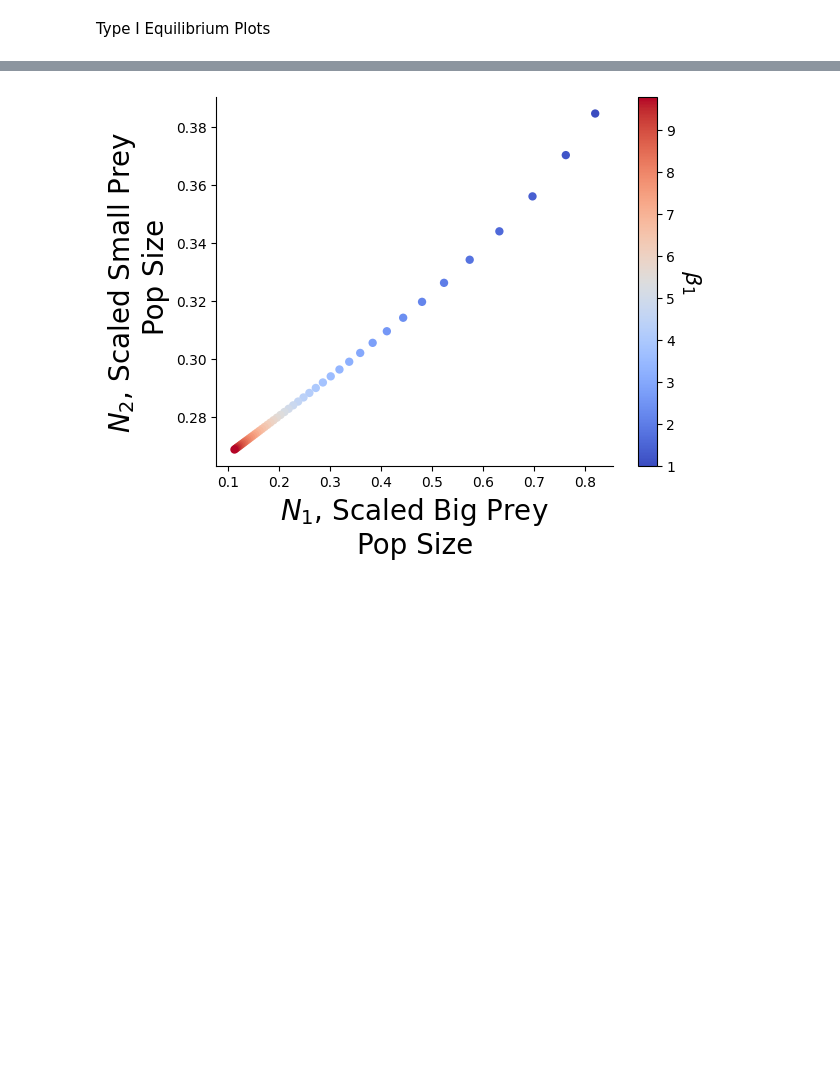
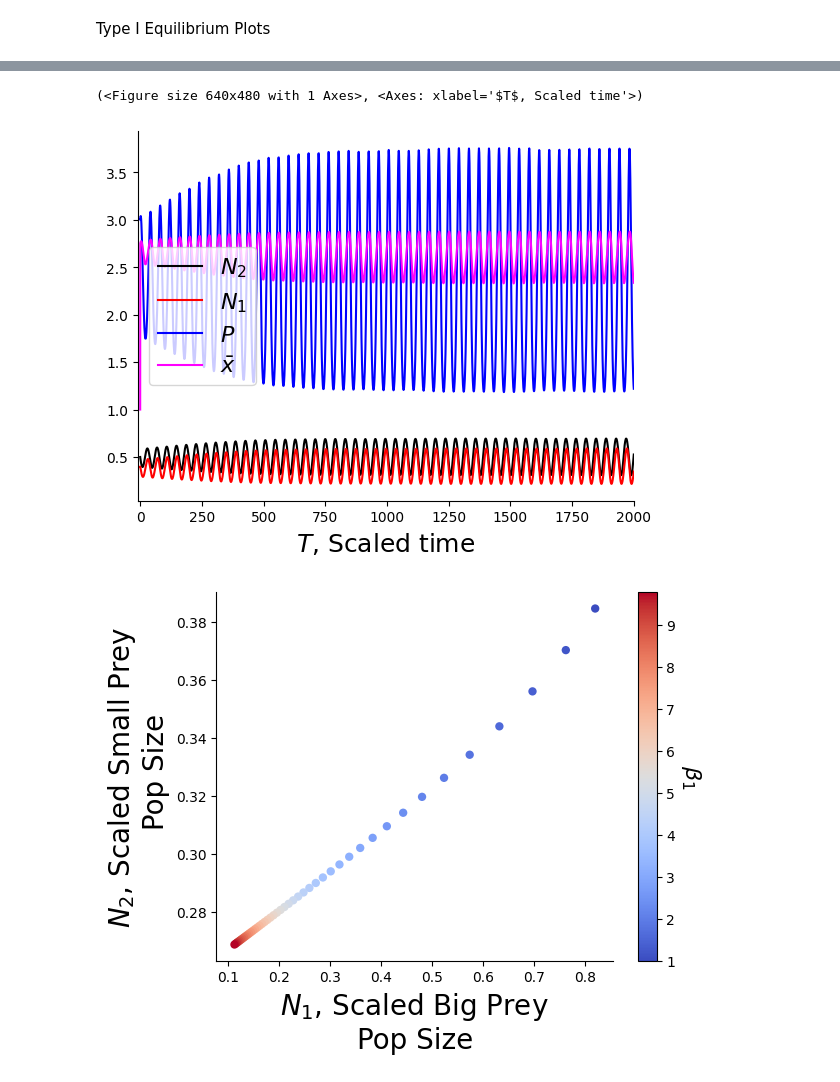
Before and after one commit to taliaborofsky/AdaptiveDynamics_CH_RS, a Jupyter notebook: TypeI_Eq_Plots.ipynb, the cells around one changed output, grey strips where cells are left out. Saved outputs shown, nothing was run; the diff lists cells and outputs as text; code cells hidden in the pictures; blank space fills up the shorter version.

```diff
--- a/TypeI_Eq_Plots.ipynb
+++ b/TypeI_Eq_Plots.ipynb
@@ -29,3 +56,8 @@ T,N1,N2,P,Fxvec, mean_x = get_results(out2, 10)
+# %%
+plot_all(T,N1,N2,P,mean_x, xlim = [-10, 2000])
+# %% [output]
+(<Figure size 640x480 with 1 Axes>, <Axes: xlabel='$T$, Scaled time'>)
+[figure, added]
 # %%
 xvec = np.arange(1,x_max+1,1)
 β1vec = np.arange(1,10,0.2)
```
Also changed, not shown: parts of 6 cells of this notebook, 5 other files.
